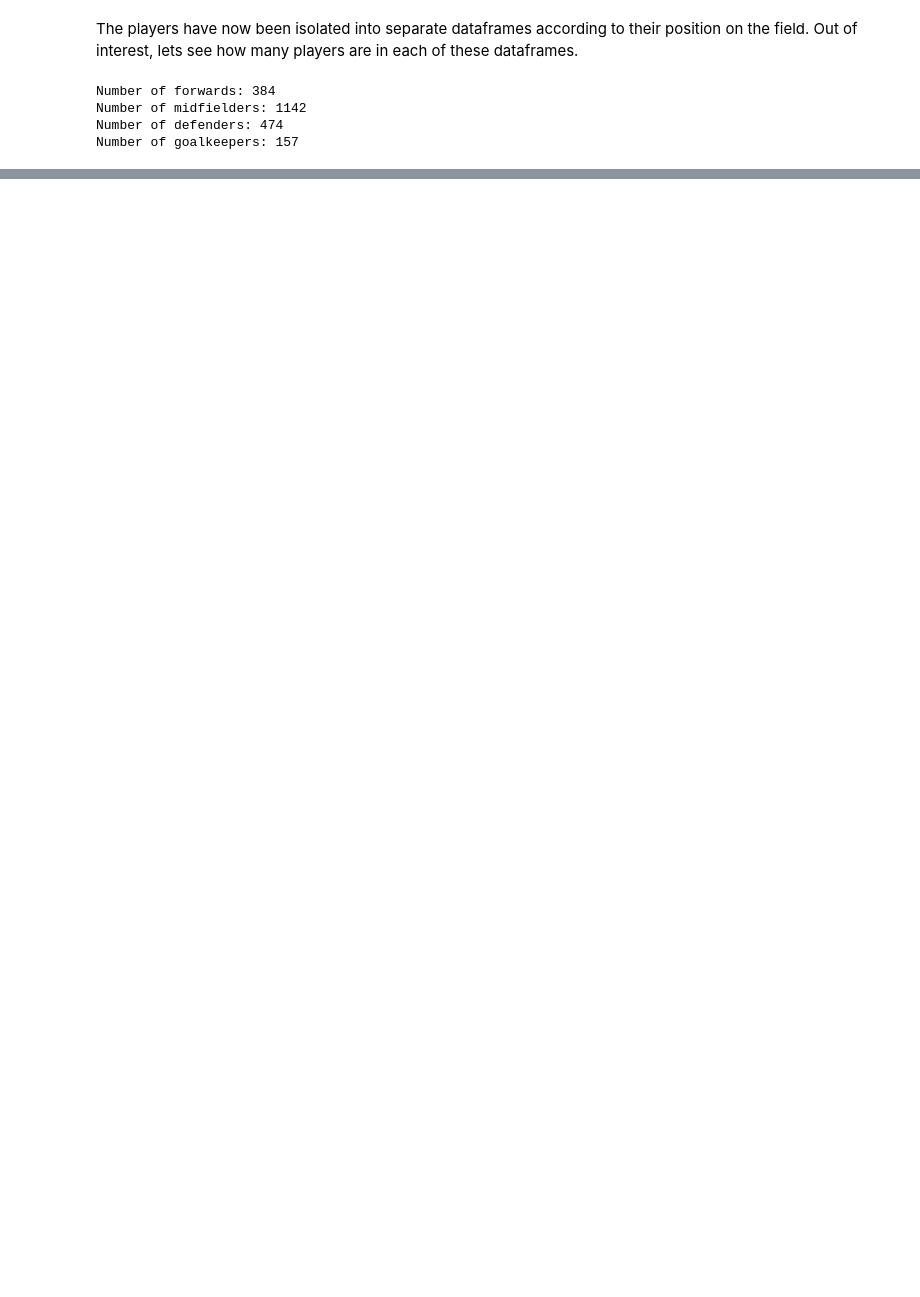
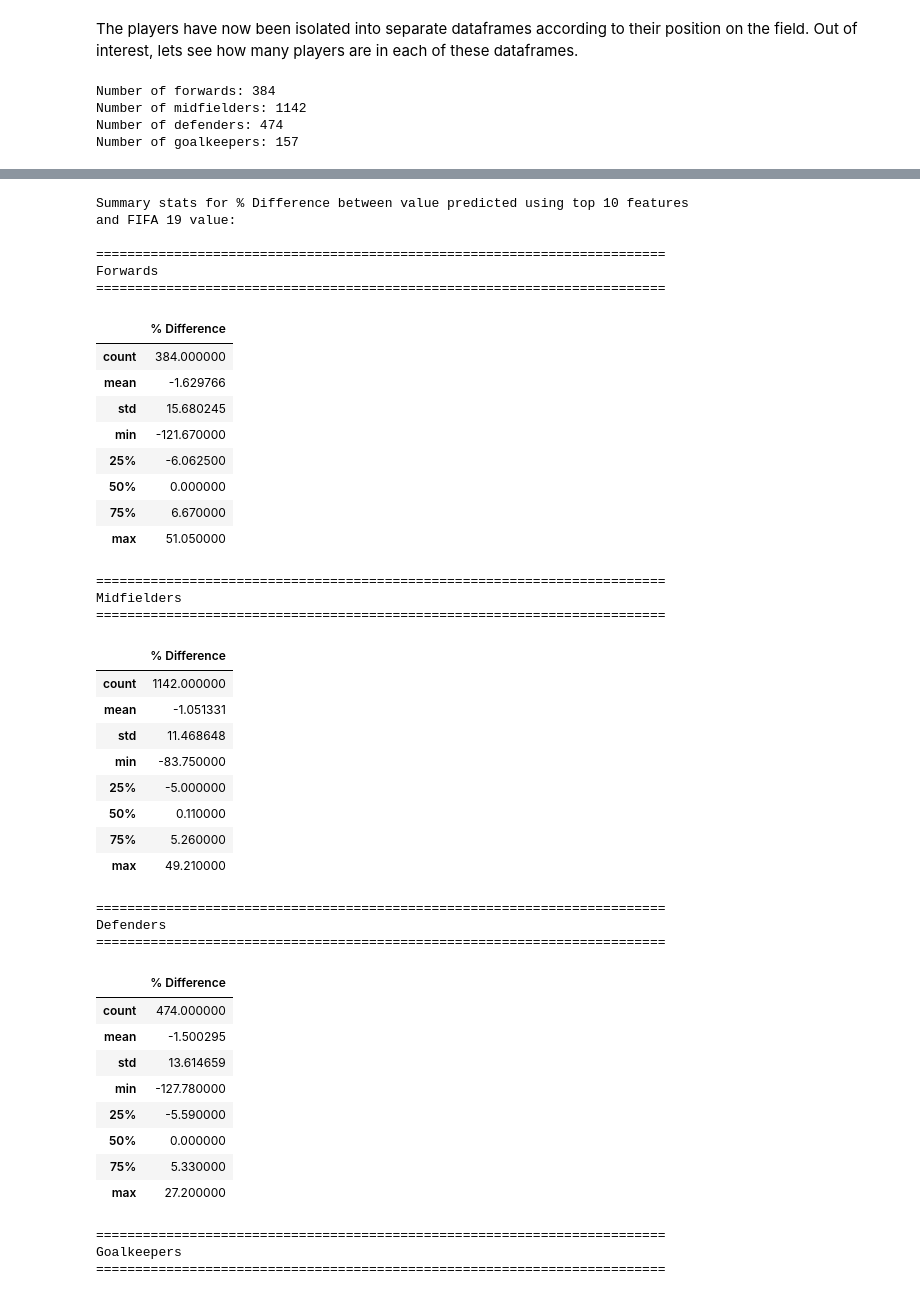
Before and after one commit to NeilMackenzie39/Predicting-FIFA-19-Player-Values-using-KNN, a Jupyter notebook: FIFA 19 - Player Price Predictions.ipynb, the cells around one changed output, grey strips where cells are left out. Saved outputs shown, nothing was run; the diff lists cells and outputs as text; code cells hidden in the pictures; blank space fills up the shorter version.

```diff
--- a/FIFA 19 - Player Price Predictions.ipynb
+++ b/FIFA 19 - Player Price Predictions.ipynb
@@ -971,0 +708,7 @@ With better knowledge about the implementation of KNN and Linear Regression, I n
+# %%
+#Create list of top 10 attributes for each category from the relevant dataframes
+
+fwd_predictors = top_10_forwards['Attribute'].tolist()
+mid_predictors = top_10_midfielders['Attribute'].tolist()
+def_predictors = top_10_defenders['Attribute'].tolist()
+gk_predictors = top_10_goalkeepers['Attribute'].tolist()
@@ -971,0 +768,53 @@ With better knowledge about the implementation of KNN and Linear Regression, I n
+# %%
+print("""Summary stats for % Difference between value predicted using top 10 features
+and FIFA 19 value:""")
+
+for i,j in (fwd_prices,'Forwards'), (mid_prices,'Midfielders'), (
+    def_prices,'Defenders'), (gk_prices,'Goalkeepers'):
+    print("\n=========================================================================")
+    print(j)
+    print("=========================================================================")
+    display(i['% Difference'].describe().to_frame())
+# %% [output]
+Summary stats for % Difference between value predicted using top 10 features
+and FIFA 19 value:
+
+=========================================================================
+Forwards
+=========================================================================
+|  | % Difference |
+| count | 384.000000 |
+| mean | -1.629766 |
+| std | 15.680245 |
+| min | -121.670000 |
+| 25% | -6.062500 |
+| 50% | 0.000000 |
+| 75% | 6.670000 |
+| max | 51.050000 |
+=========================================================================
+Midfielders
+=========================================================================
+|  | % Difference |
+| count | 1142.000000 |
+| mean | -1.051331 |
+| std | 11.468648 |
+| min | -83.750000 |
+| 25% | -5.000000 |
+| 50% | 0.110000 |
+| 75% | 5.260000 |
+| max | 49.210000 |
+=========================================================================
+Defenders
+=========================================================================
+|  | % Difference |
+| count | 474.000000 |
+| mean | -1.500295 |
+| std | 13.614659 |
+| min | -127.780000 |
+| 25% | -5.590000 |
+| 50% | 0.000000 |
+| 75% | 5.330000 |
+| max | 27.200000 |
+=========================================================================
+Goalkeepers
+=========================================================================
```
Also changed, not shown: parts of 46 cells of this notebook.
